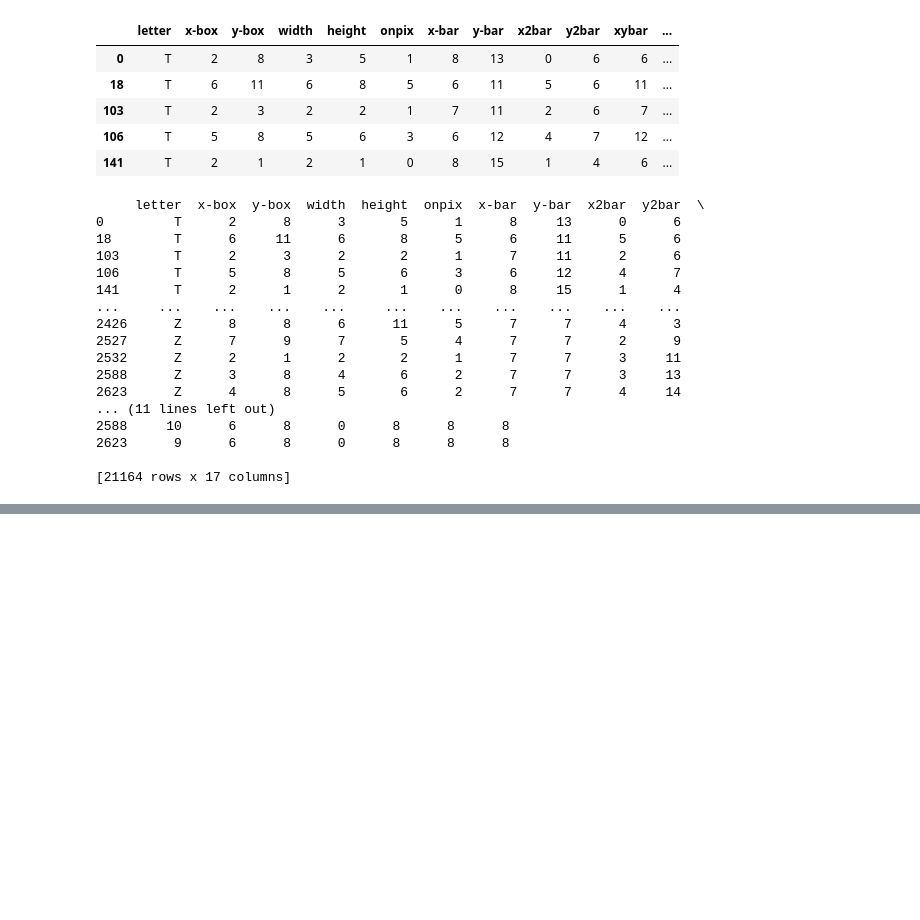
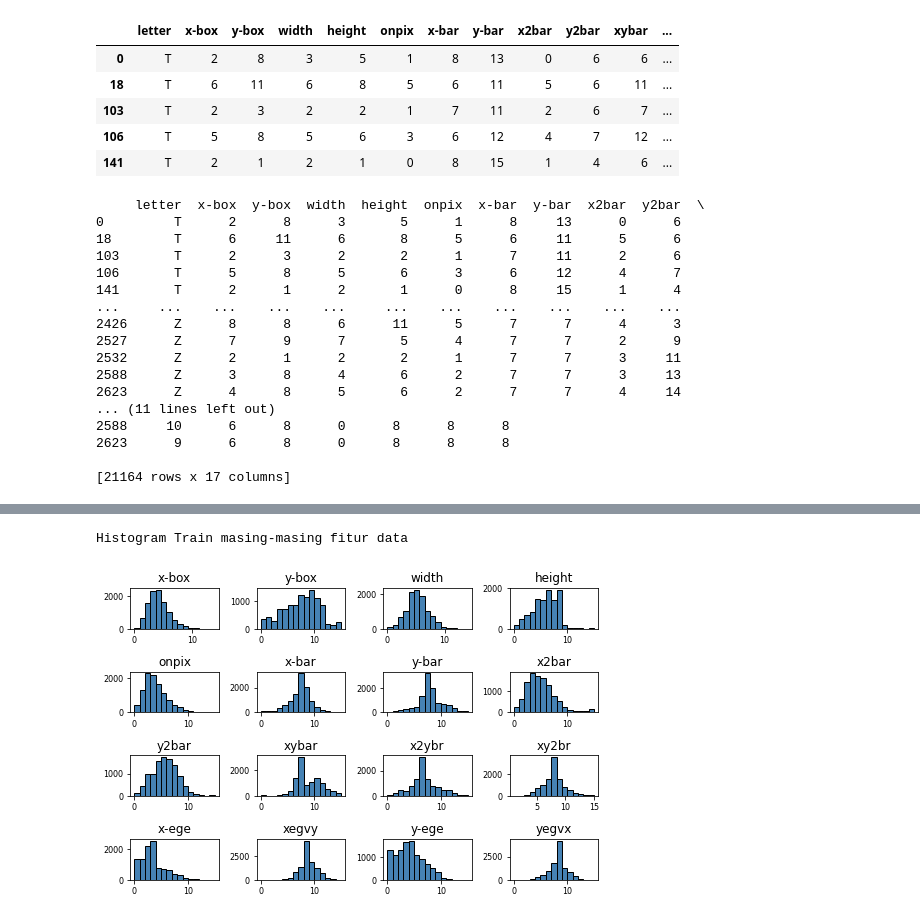
Before and after one commit to faridrahman24/Letter_ML, a Jupyter notebook: traintestsplit.ipynb, the cells around one changed output, grey strips where cells are left out. Drawn from its saved outputs; the diff is of its cells as text; code cells hidden in the pictures; blank space fills up the shorter version.

```diff
--- a/traintestsplit.ipynb
+++ b/traintestsplit.ipynb
@@ -124,3 +124,11 @@ train, test = train_test_split(lbdata, test_size=0.5)
+# %%
+train = lbdata[0:0]
+test = lbdata[0:0]
+tr_out, te_out = train_test_split(lbdata, test_size=0.5)
+for types in lbdata.letter.unique():
+    tr_out, te_out = train_test_split(lbdata[lbdata.letter == types], test_size=0.5)
+    train = pd.concat([train, tr_out])
+    test = pd.concat([test, te_out])
 # %%
 print("Training size : {0}".format(train['letter'].count()))
 print("Test size : {0}".format(test['letter'].count()))
@@ -130,3 +155,12 @@ Test size : 10582
 # %%
 train.to_csv(r'export\train.csv', index=False)
 test.to_csv(r'export\test.csv', index=False)
+# %%
+%matplotlib inline
+print("Histogram Train masing-masing fitur data")
+train.hist(bins=15, color='steelblue', edgecolor='black', linewidth=1.0,
+           xlabelsize=8, ylabelsize=8, grid=False)
+plt.tight_layout(rect=(0, 0, 1.2, 1.2))
+# %% [output]
+Histogram Train masing-masing fitur data
+[figure, added]
```
Also changed, not shown: parts of 16 cells of this notebook, 2 other files.
